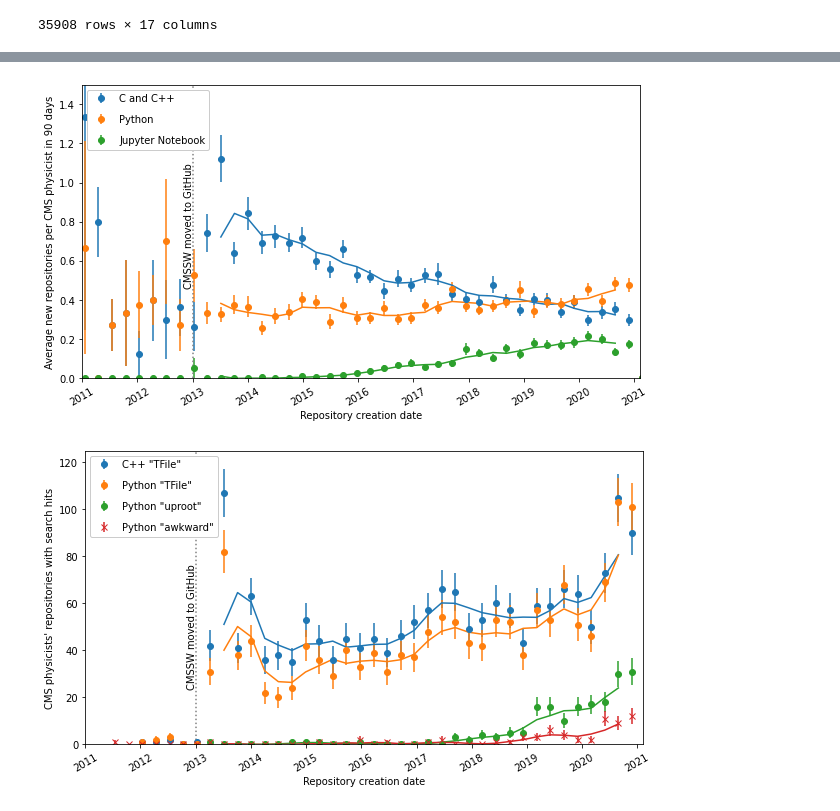
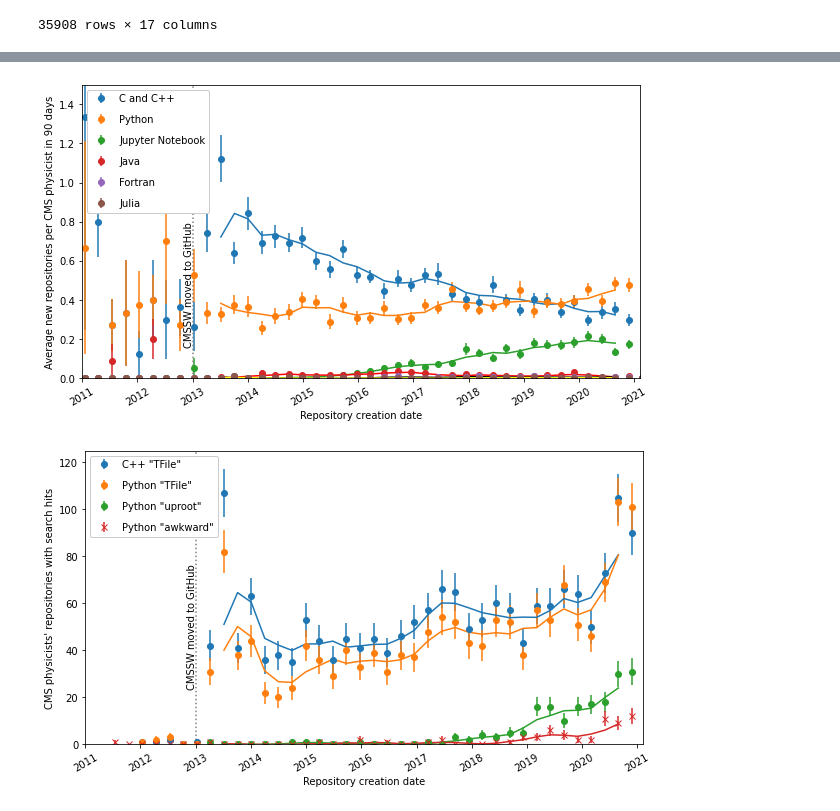
Before and after one commit to jpivarski-talks/2021-02-24-reload-statistics, a Jupyter notebook: analyze-github.ipynb, the cells around one changed output, grey strips where cells are left out. Drawn from its saved outputs; the diff is of its cells as text; code cells hidden in the pictures.

```diff
--- a/analyze-github.ipynb
+++ b/analyze-github.ipynb
@@ -74,6 +74,9 @@ userrepos_cut = userrepos_cut[~userrepos_cut["fork"]]
 userrepos_cut["Python"] = userrepos_cut["language"] == "Python"
 userrepos_cut["Jupyter"] = userrepos_cut["language"] == "Jupyter Notebook"
 userrepos_cut["C and C++"] = (userrepos_cut["language"] == "C") | (userrepos_cut["language"] == "C++")
+userrepos_cut["Julia"] = userrepos_cut["language"] == "Julia"
+userrepos_cut["Java"] = userrepos_cut["language"] == "Java"
+userrepos_cut["Fortran"] = userrepos_cut["language"] == "Fortran"
 # %%
 def smooth(series, colors, ax):
     for s, c in zip(series, colors):
@@ -112,10 +116,13 @@ userrepos_cut2 = userrepos[
 userrepos_cut2["C and C++"] = (userrepos_cut2["language"] == "C") | (userrepos_cut2["language"] == "C++")
 userrepos_cut2["Python"] = userrepos_cut2["language"] == "Python"
 userrepos_cut2["Jupyter"] = userrepos_cut2["language"] == "Jupyter Notebook"
+userrepos_cut2["Java"] = userrepos_cut2["language"] == "Java"
+userrepos_cut2["Fortran"] = userrepos_cut2["language"] == "Fortran"
+userrepos_cut2["Julia"] = userrepos_cut2["language"] == "Julia"
 userrepos_cut2 = userrepos_cut2.groupby([
     pd.Grouper(key="owner_login"),
     pd.Grouper(key="created_at", freq="90D", origin=userrepos_cut["created_at"].max()),
-])[["C and C++", "Python", "Jupyter"]].sum()
+])[["C and C++", "Python", "Jupyter", "Java", "Fortran", "Julia"]].sum()
 sum1 = userrepos_cut2.groupby(level=1).count()
 sumx = userrepos_cut2.groupby(level=1).sum()
 sumxx = (userrepos_cut2**2).groupby(level=1).sum()
@@ -123,25 +130,26 @@ y = (sumx / sum1)
 yerr = np.sqrt((sumxx / sum1) - (sumx / sum1)**2) / np.sqrt(sum1)
 # %%
 ax = y.plot(yerr=yerr, marker="o", ls="none", rot=0, figsize=(10, 6))
-smooth([y["C and C++"], y["Python"], y["Jupyter"]], ["tab:blue", "tab:orange", "tab:green"], ax)
+smooth([y["C and C++"], y["Python"], y["Jupyter"], y["Java"], y["Fortran"], y["Julia"]],
+       ["tab:blue", "tab:orange", "tab:green", "red", "black", "yellow"], ax)
 ax.axvline(pd.to_datetime("2013-01-01"), c="gray", ls=":")
-ax.text(pd.to_datetime("2013-01-01") - pd.to_timedelta("60 days"), 1.1, "CMSSW moved to GitHub", rotation=90, va="top")
+ax.text(pd.to_datetime("2013-01-01") - pd.to_timedelta("60 days"), 0.8, "CMSSW moved to GitHub", rotation=90, va="top")
 years = ("2011", "2012", "2013", "2014", "2015", "2016", "2017", "2018", "2019", "2020", "2021")
 ax.set_xticks([pd.to_datetime(x + "-01-01") for x in years])
 ax.set_xticklabels(years, ha="center")
 ax.set_xlabel("Repository creation date")
 ax.set_ylabel("Average new repositories per CMS physicist in 90 days")
 ax.set_xlim(pd.to_datetime("2011-01-01"), pd.to_datetime("2021-02-10"))
 ax.set_ylim(0, 1.5)
 handles, labels = ax.get_legend_handles_labels()
-ax.legend(handles[3:], [
-    "C and C++", "Python", "Jupyter Notebook",
+ax.legend(handles[6:], [
+    "C and C++", "Python", "Jupyter Notebook", "Java", "Fortran", "Julia"
 ], loc="upper left", labelspacing=1.1, framealpha=1)
 ax.get_figure().savefig("PLOTS-github/gihub-repo-language-byuser.svg")
 ax.get_figure().savefig("PLOTS-github/gihub-repo-language-byuser.pdf")
 ax.get_figure().savefig("PLOTS-github/gihub-repo-language-byuser.png")
 # %% [output]
-[figure, old version]
+[figure, new version]
 # %%
 def get_search_vstime(directory, wildcard="*", parent="forks-of-cmssw-2021-02-24/searches"):
     search_lists = {
```
Also changed, not shown: parts of 1 cell of this notebook, 2 other files.
